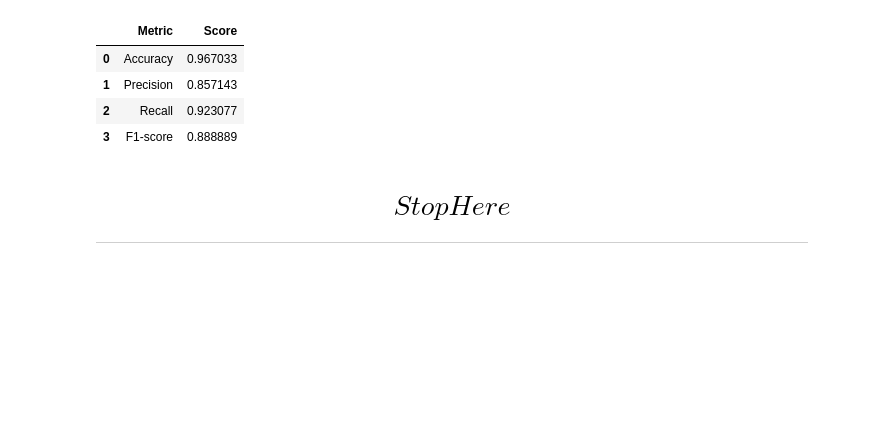
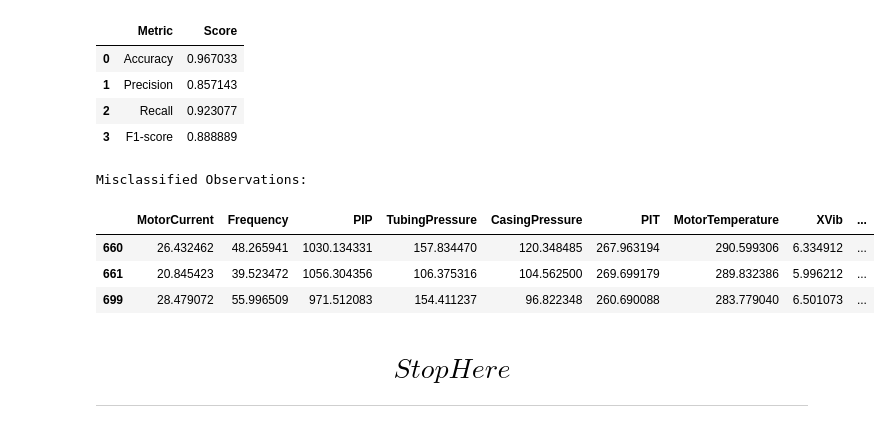
Before and after one commit to kameshcodes/ms-project, a Jupyter notebook: notebooks/6_daily_averaged_data.ipynb, the cells around one changed output. Saved outputs shown, nothing was run; the diff lists cells and outputs as text; code cells hidden in the pictures; blank space fills up the shorter version.

```diff
--- a/notebooks/6_daily_averaged_data.ipynb
+++ b/notebooks/6_daily_averaged_data.ipynb
@@ -507,6 +507,20 @@ calculate_metrics_from_confusion_matrix(cm3)
 | 1 | Precision | 0.857143 |
 | 2 | Recall | 0.923077 |
 | 3 | F1-score | 0.888889 |
+# %%
+X_test_with_predictions = X_test.copy()
+X_test_with_predictions['True Label'] = y_test
+X_test_with_predictions['Predicted Label'] = y_pred_rf3
+
+misclassified = X_test_with_predictions[X_test_with_predictions['True Label'] != X_test_with_predictions['Predicted Label']]
+print("Misclassified Observations:")
+misclassified[features+['True Label', 'Predicted Label']]
+# %% [output]
+Misclassified Observations:
+|  | MotorCurrent | Frequency | PIP | TubingPressure | CasingPressure | PIT | MotorTemperature | XVib | ... |
+| 660 | 26.432462 | 48.265941 | 1030.134331 | 157.834470 | 120.348485 | 267.963194 | 290.599306 | 6.334912 | ... |
+| 661 | 20.845423 | 39.523472 | 1056.304356 | 106.375316 | 104.562500 | 269.699179 | 289.832386 | 5.996212 | ... |
+| 699 | 28.479072 | 55.996509 | 971.512083 | 154.411237 | 96.822348 | 260.690088 | 283.779040 | 6.501073 | ... |
 # %% [markdown]
 # $${Stop Here}$$
 -------------------
```
Also changed, not shown: parts of 1 cell of this notebook.
